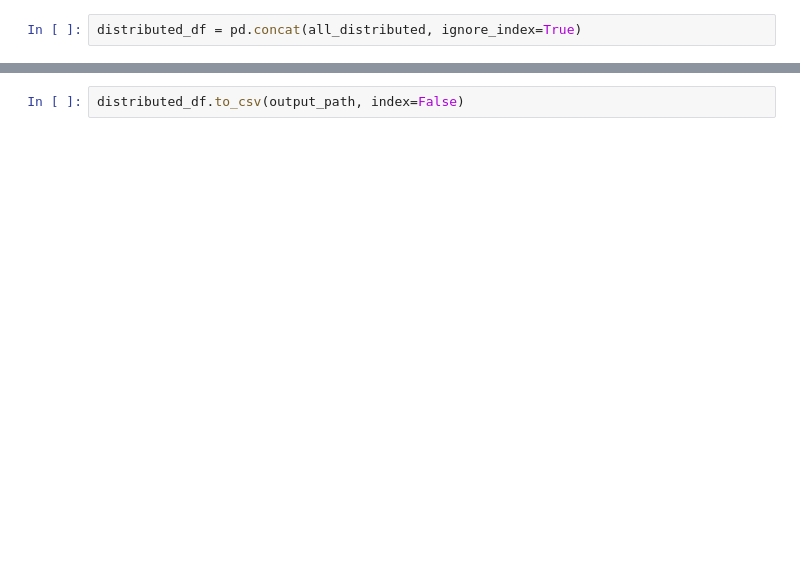
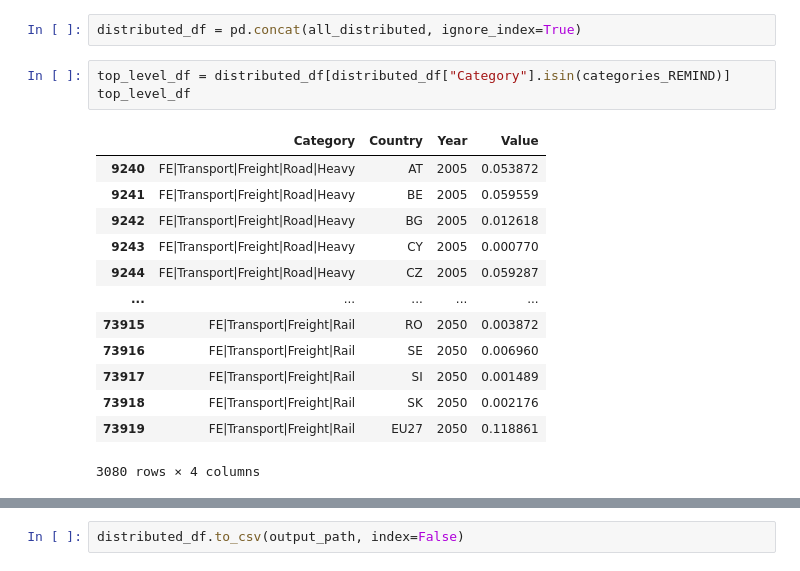
Before and after one commit to CSEI-EU/PtX-Markets, a Jupyter notebook: REMIND/REMIND_proxy_JRC.ipynb, the cells around one changed output, grey strips where cells are left out. Saved outputs shown, nothing was run; the diff lists cells and outputs as text; blank space fills up the shorter version.

```diff
--- a/REMIND/REMIND_proxy_JRC.ipynb
+++ b/REMIND/REMIND_proxy_JRC.ipynb
@@ -280,5 +320,22 @@ all_distributed
 # %%
 distributed_df = pd.concat(all_distributed, ignore_index=True)
+# %%
+top_level_df = distributed_df[distributed_df["Category"].isin(categories_REMIND)]
+top_level_df
+# %% [output]
+|  | Category | Country | Year | Value |
+| 9240 | FE|Transport|Freight|Road|Heavy | AT | 2005 | 0.053872 |
+| 9241 | FE|Transport|Freight|Road|Heavy | BE | 2005 | 0.059559 |
+| 9242 | FE|Transport|Freight|Road|Heavy | BG | 2005 | 0.012618 |
+| 9243 | FE|Transport|Freight|Road|Heavy | CY | 2005 | 0.000770 |
+| 9244 | FE|Transport|Freight|Road|Heavy | CZ | 2005 | 0.059287 |
+| ... | ... | ... | ... | ... |
+| 73915 | FE|Transport|Freight|Rail | RO | 2050 | 0.003872 |
+| 73916 | FE|Transport|Freight|Rail | SE | 2050 | 0.006960 |
+| 73917 | FE|Transport|Freight|Rail | SI | 2050 | 0.001489 |
+| 73918 | FE|Transport|Freight|Rail | SK | 2050 | 0.002176 |
+| 73919 | FE|Transport|Freight|Rail | EU27 | 2050 | 0.118861 |
+3080 rows × 4 columns
 # %%
 check = distributed_df[
     (distributed_df["Category"] == "FE|Transport|Pass|Aviation") &
```
Also changed, not shown: parts of 14 cells of this notebook, 25 other files.
